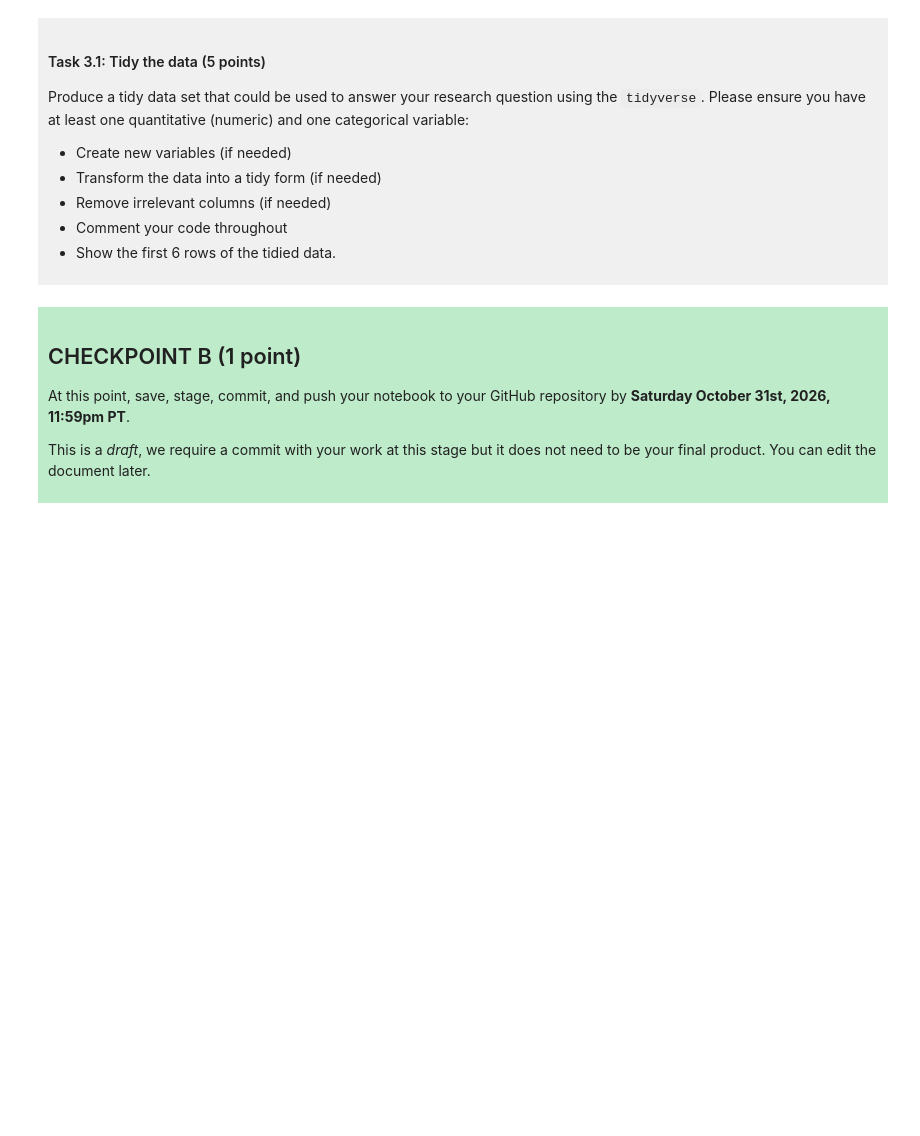
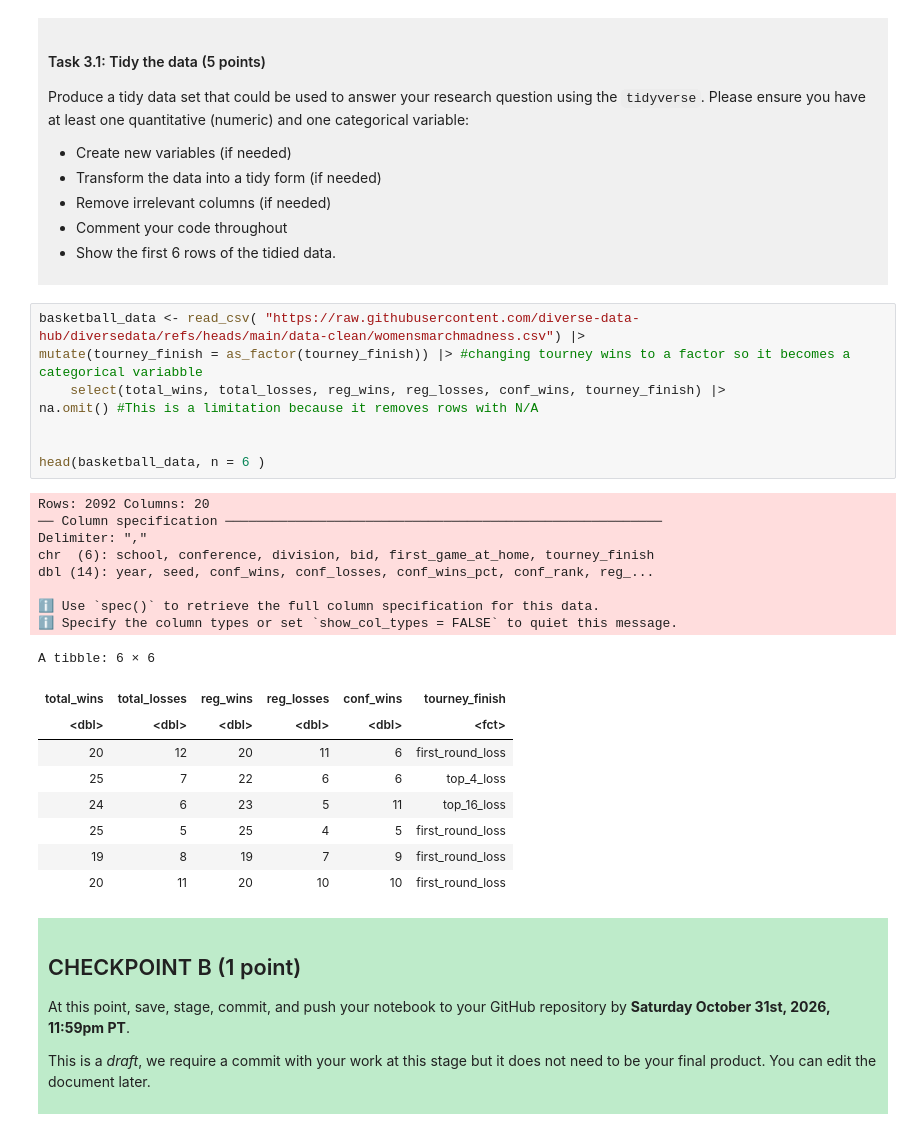
Before and after one commit to Elchobi/DSCI_Project, a Jupyter notebook: dsci-100-project-notebook.ipynb, the cells around one changed output. Drawn from its saved outputs; the diff is of its cells as text; blank space fills up the shorter version.

```diff
--- a/dsci-100-project-notebook.ipynb
+++ b/dsci-100-project-notebook.ipynb
@@ -203,6 +207,32 @@ Produce a tidy data set that could be used to answer your research question usin
 - Show the first 6 rows of the tidied data.
 
 </div>
+# %%
+basketball_data <- read_csv( "https://raw.githubusercontent.com/diverse-data-hub/diversedata/refs/heads/main/data-clean/womensmarchmadness.csv") |>
+mutate(tourney_finish = as_factor(tourney_finish)) |> #changing tourney wins to a factor so it becomes a categorical variabble
+    select(total_wins, total_losses, reg_wins, reg_losses, conf_wins, tourney_finish) |>
+na.omit() #This is a limitation because it removes rows with N/A
+
+
+head(basketball_data, n = 6 )
+# %% [output]
+Rows: 2092 Columns: 20
+── Column specification ────────────────────────────────────────────────────────
+Delimiter: ","
+chr  (6): school, conference, division, bid, first_game_at_home, tourney_finish
+dbl (14): year, seed, conf_wins, conf_losses, conf_wins_pct, conf_rank, reg_...
+
+ℹ Use `spec()` to retrieve the full column specification for this data.
+ℹ Specify the column types or set `show_col_types = FALSE` to quiet this message.
+A tibble: 6 × 6
+| total_wins | total_losses | reg_wins | reg_losses | conf_wins | tourney_finish |
+| <dbl> | <dbl> | <dbl> | <dbl> | <dbl> | <fct> |
+| 20 | 12 | 20 | 11 | 6 | first_round_loss |
+| 25 | 7 | 22 | 6 | 6 | top_4_loss |
+| 24 | 6 | 23 | 5 | 11 | top_16_loss |
+| 25 | 5 | 25 | 4 | 5 | first_round_loss |
+| 19 | 8 | 19 | 7 | 9 | first_round_loss |
+| 20 | 11 | 20 | 10 | 10 | first_round_loss |
 # %% [markdown]
 <div style="background-color: #beebca; padding: 10px;">
 
```
Also changed, not shown: parts of 3 cells of this notebook.
